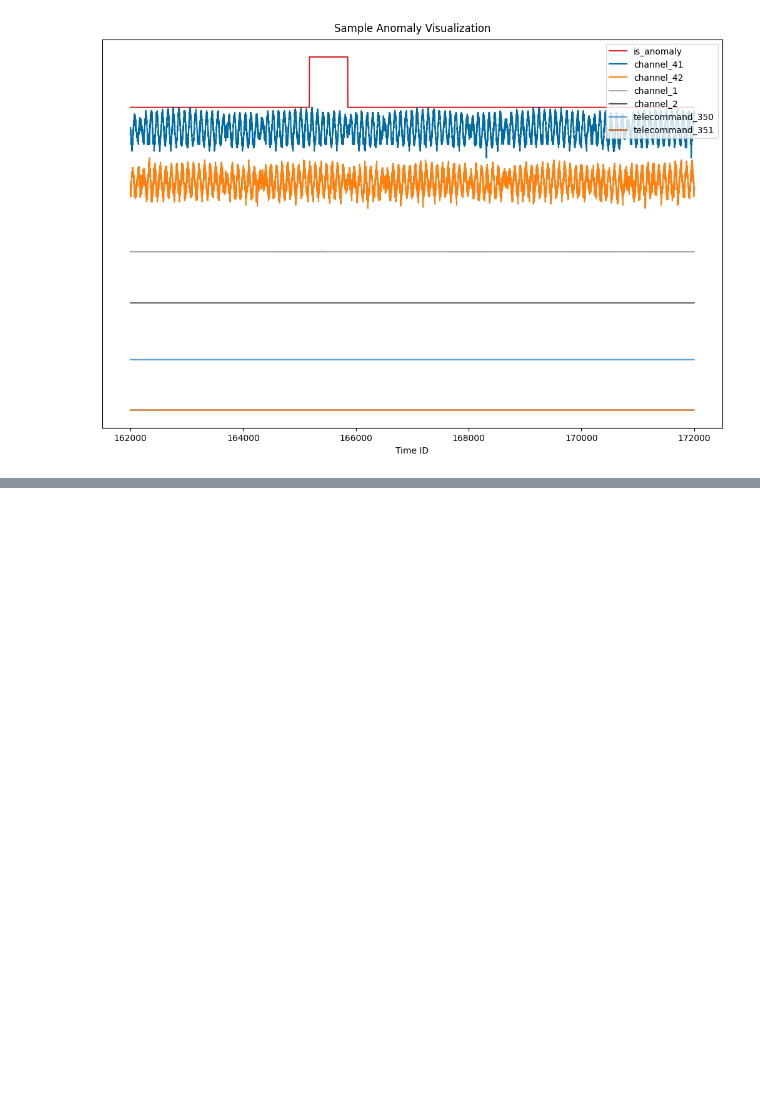
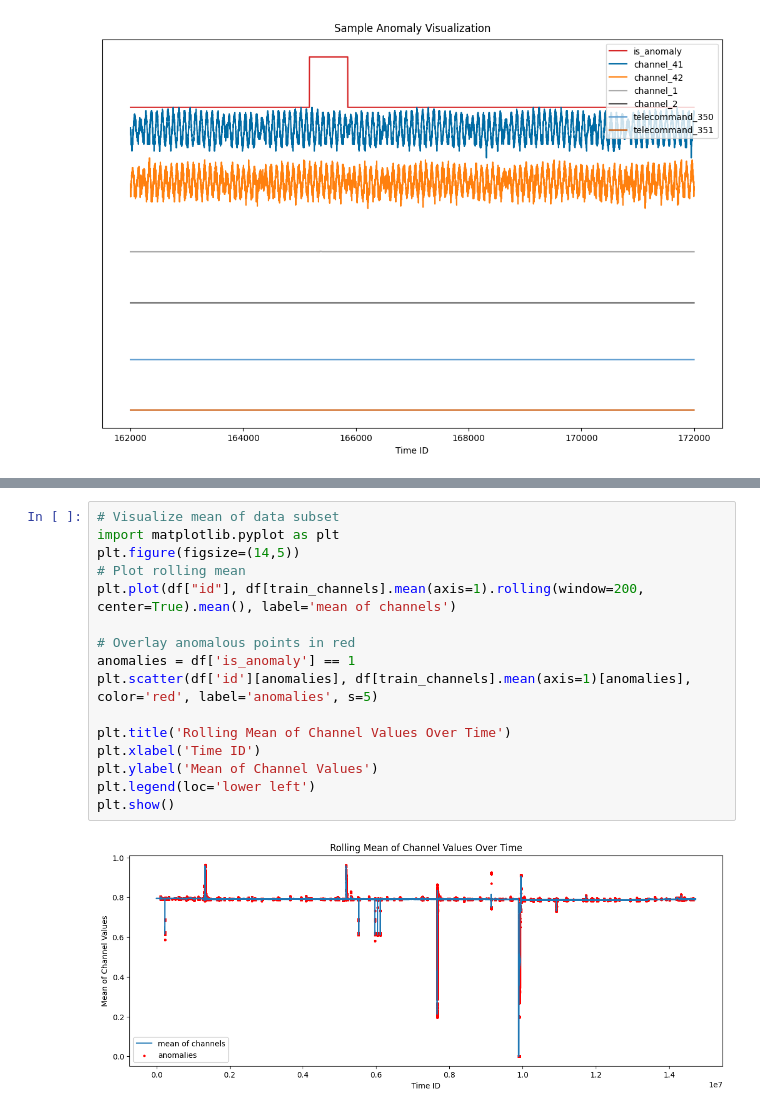
Before and after one commit to hantorres/spacecraft-anomaly-challenge, a Jupyter notebook: developing_notebook.ipynb, the cells around one changed output, grey strips where cells are left out. Drawn from its saved outputs; the diff is of its cells as text; blank space fills up the shorter version.

```diff
--- a/developing_notebook.ipynb
+++ b/developing_notebook.ipynb
@@ -180,0 +185,18 @@ plt.legend(loc='upper right')
+# %%
+# Visualize mean of data subset
+import matplotlib.pyplot as plt
+plt.figure(figsize=(14,5))
+# Plot rolling mean
+plt.plot(df["id"], df[train_channels].mean(axis=1).rolling(window=200, center=True).mean(), label='mean of channels')
+
+# Overlay anomalous points in red
+anomalies = df['is_anomaly'] == 1
+plt.scatter(df['id'][anomalies], df[train_channels].mean(axis=1)[anomalies], color='red', label='anomalies', s=5)
+
+plt.title('Rolling Mean of Channel Values Over Time')
+plt.xlabel('Time ID')
+plt.ylabel('Mean of Channel Values')
+plt.legend(loc='lower left')
+plt.show()
+# %% [output]
+[figure, added]
```
Also changed, not shown: parts of 11 cells of this notebook.
